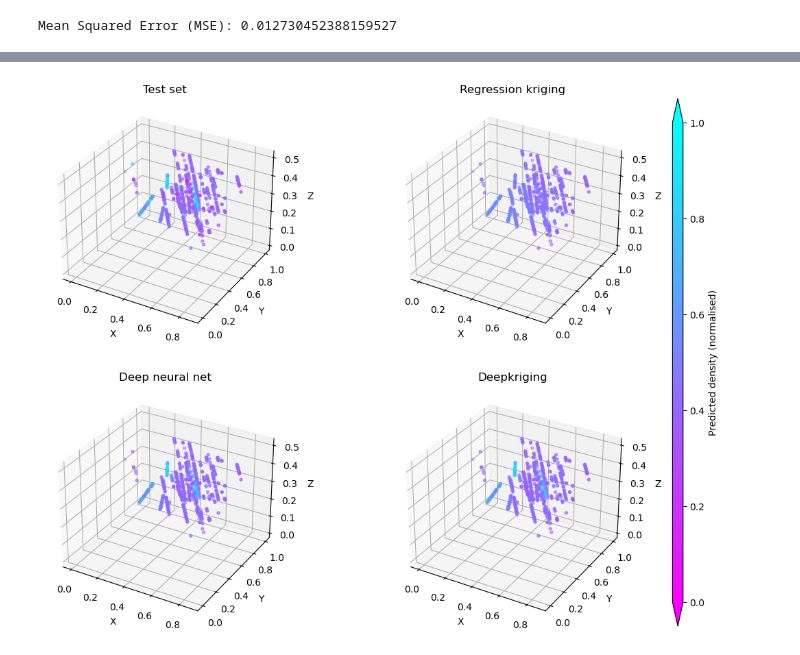
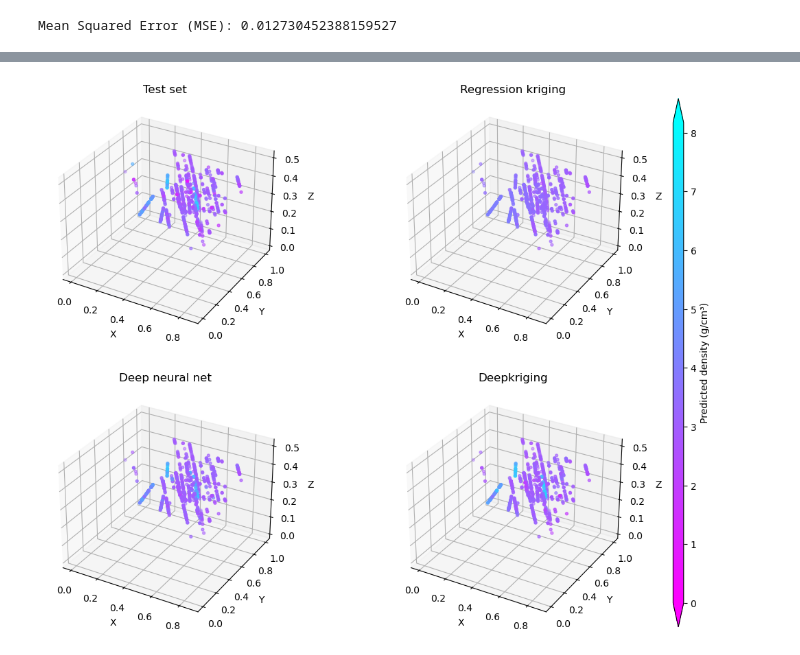
Before and after one commit to markdlindsay/DK_Batch_Shapley, a Jupyter notebook: 3d_plots.ipynb, the cells around one changed output, grey strips where cells are left out. Saved outputs shown, nothing was run; the diff lists cells and outputs as text; code cells hidden in the pictures.

```diff
--- a/3d_plots.ipynb
+++ b/3d_plots.ipynb
@@ -15,2 +11,2 @@ from dk_model import DeepKrigingTrainer
 # %%
-deposit_data = pd.read_csv("../Curated_data/final_dataset_1_no_0.csv", low_memory=False)
+deposit_data = pd.read_csv("Data/final_dataset_1_no_0.csv", low_memory=False)
@@ -119,5 +15,5 @@ Test MSE: 0.002360763493925333
 # %%
 trainer_regular = DeepKrigingTrainer(deposit_data, covariates=['CP_Total', 'PO_Total', 'PY_Total', 'RQD_Pct', 'Cr_ppm'], regular_nn=False, plot_errors=False)
 trainer_regular.train_neural_network(mode="regular", test_size=0.3)
-test_predictions_dk = trainer.test_predictions
+test_predictions_dk = trainer_regular.test_predictions
 # %% [output]
@@ -242,3 +63,17 @@ print(f"Mean Squared Error (MSE): {mse}")
 #print(f"Adjusted R-squared: {adjusted_r2}")
 # %% [output]
 Mean Squared Error (MSE): 0.012730452388159527
+# %%
+filtered_unnormalised_deposit_data = pd.read_csv('Data/filtered_unnormalised_deposit_data.csv')
+# Assuming filtered_unnormalised_deposit_data and deposit_data are defined
+covariates=['CP_Total', 'PO_Total', 'PY_Total', 'RQD_Pct', 'Cr_ppm']
+# Calculate the multiplier for each column
+multipliers = {}
+for column in covariates + ['Density_gcm3']:
+    ratio = deposit_data[column] / filtered_unnormalised_deposit_data[column]
+    multiplier = ratio.mean()
+    multipliers[column] = 1/multiplier
+
+# Display the multipliers
+multipliers_df = pd.DataFrame.from_dict(multipliers, orient='index', columns=['Multiplier'])
+print(multipliers_df)
@@ -245,51 +88,46 @@ Mean Squared Error (MSE): 0.012730452388159527
 # %%
-import matplotlib.pyplot as plt
-from mpl_toolkits.mplot3d import Axes3D
-import numpy as np
-from matplotlib.colors import LinearSegmentedColormap, Normalize
-
-train_data_xyz = deposit_data.loc[idx_train, ['X', 'Y', 'Z']].values
-test_data_xyz = deposit_data.loc[idx_test, ['X', 'Y', 'Z']].values
+train_data_xyz = trainer.train_data[['X', 'Y', 'Z']].values
+test_data_xyz = trainer.test_data[['X', 'Y', 'Z']].values
 
 all_predictions = np.concatenate([test_predictions_dk.ravel(), test_predictions_nn.ravel(), test_predictions_rk.ravel(), y_test.ravel()])
-min_value = all_predictions.min()
-max_value = all_predictions.max()
+min_value = all_predictions.min()*multipliers['Density_gcm3']
+max_value = all_predictions.max()*multipliers['Density_gcm3']
 
 # Define custom colormap using magenta and cyan colors, like the rest of the paper
 colors = [(1, 0, 1), (0, 1, 1)]  # Magenta to Cyan
 cmap_name = 'MagentaCyan'
 custom_cmap = LinearSegmentedColormap.from_list(cmap_name, colors)
 
 # Create Matplotlib figure and subplots
 fig, axs = plt.subplots(2, 2, figsize=(15, 10), subplot_kw={'projection': '3d'})
 
 # Define scatter plots for each subplot with vmin and vmax values
-scatter1 = axs[1, 1].scatter(test_data_xyz[:, 0], test_data_xyz[:, 1], test_data_xyz[:, 2], c=test_predictions_dk.ravel(), cmap=custom_cmap, s=8, vmin=min_value, vmax=max_value)
-scatter2 = axs[1, 0].scatter(test_data_xyz[:, 0], test_data_xyz[:, 1], test_data_xyz[:, 2], c=test_predictions_nn.ravel(), cmap=custom_cmap, s=8, vmin=min_value, vmax=max_value)
-scatter3 = axs[0, 1].scatter(test_data_xyz[:, 0], test_data_xyz[:, 1], test_data_xyz[:, 2], c=test_predictions_rk.ravel(), cmap=custom_cmap, s=8, vmin=min_value, vmax=max_value)
-scatter4 = axs[0, 0].scatter(test_data_xyz[:, 0], test_data_xyz[:, 1], test_data_xyz[:, 2], c=y_test.ravel(), cmap=custom_cmap, s=8, vmin=min_value, vmax=max_value)
+scatter1 = axs[1, 1].scatter(test_data_xyz[:, 0], test_data_xyz[:, 1], test_data_xyz[:, 2], c=test_predictions_dk.ravel()*multipliers['Density_gcm3'], cmap=custom_cmap, s=8, vmin=min_value, vmax=max_value)
+scatter2 = axs[1, 0].scatter(test_data_xyz[:, 0], test_data_xyz[:, 1], test_data_xyz[:, 2], c=test_predictions_nn.ravel()*multipliers['Density_gcm3'], cmap=custom_cmap, s=8, vmin=min_value, vmax=max_value)
+scatter3 = axs[0, 1].scatter(test_data_xyz[:, 0], test_data_xyz[:, 1], test_data_xyz[:, 2], c=test_predictions_rk.ravel()*multipliers['Density_gcm3'], cmap=custom_cmap, s=8, vmin=min_value, vmax=max_value)
+scatter4 = axs[0, 0].scatter(test_data_xyz[:, 0], test_data_xyz[:, 1], test_data_xyz[:, 2], c=y_test.ravel()*multipliers['Density_gcm3'], cmap=custom_cmap, s=8, vmin=min_value, vmax=max_value)
 
 # Set titles for each subplot
 axs[1, 1].set_title('Deepkriging')
 axs[1, 0].set_title('Deep neural net')
 axs[0, 1].set_title('Regression kriging')
 axs[0, 0].set_title('Test set')
 
 # Set common labels for all subplots
 for ax in axs.flat:
     ax.set_xlabel('X')
     ax.set_ylabel('Y')
     ax.set_zlabel('Z')
 
 # Create a single colorbar
 norm = Normalize(vmin=min_value, vmax=max_value)
 sm = plt.cm.ScalarMappable(cmap=custom_cmap, norm=norm)
-sm.set_array([])  # this line is necessary for ScalarMappable to work properly
+sm.set_array([])
 cbar = fig.colorbar(sm, ax=axs, pad=0.05, aspect=50, extend='both')
-cbar.set_label('Predicted density (normalised)')
+cbar.set_label('Predicted density (g/cm³)')
 
 #plt.tight_layout()
-plt.savefig('combined_plots_with_common_colorbar_MagentaCyan_inverted.png')  # Save the plot as PNG
+plt.savefig('Figures/3d_plots_all.png')  # Save the plot as PNG
 plt.show()
 # %% [output]
-[figure, old version]
+[figure, new version]
```
Also changed, not shown: parts of 18 cells of this notebook, 30 other files.
